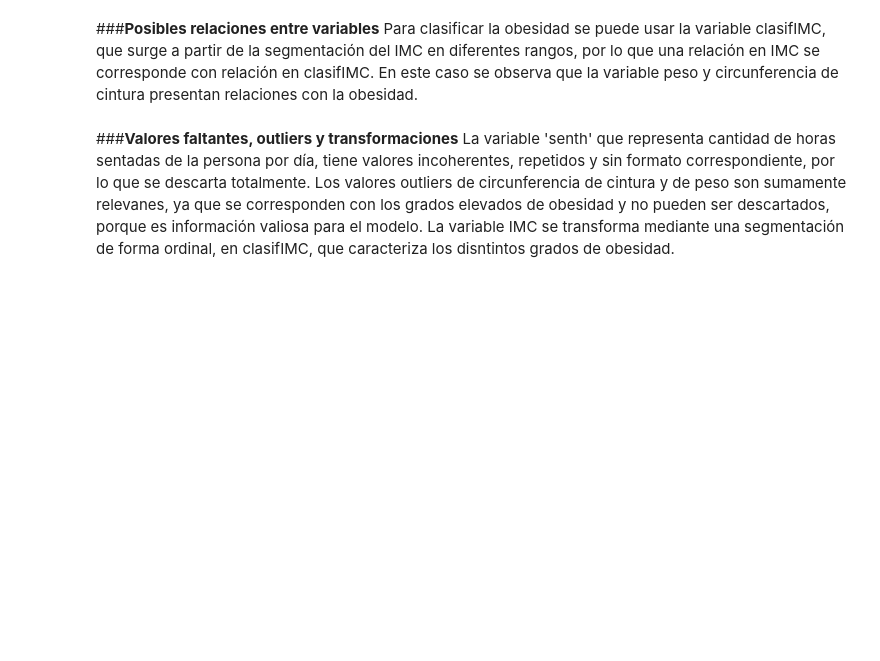
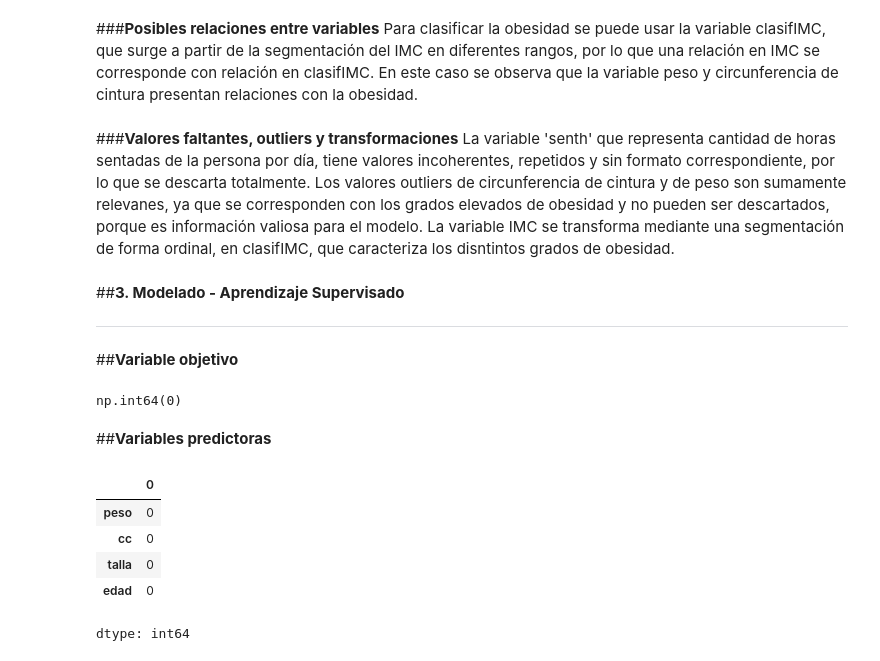
Before and after one commit to cabreonictor/Ciencia-de-Datos-y-Optimizacion-de-Modelos, a Jupyter notebook: notebook/Proyecto_Ciencia_de_Datos_y_Optimización_de_Modelos.ipynb, the cells around one changed output. Saved outputs shown, nothing was run; the diff lists cells and outputs as text; code cells hidden in the pictures; blank space fills up the shorter version.

```diff
--- a/notebook/Proyecto_Ciencia_de_Datos_y_Optimización_de_Modelos.ipynb
+++ b/notebook/Proyecto_Ciencia_de_Datos_y_Optimización_de_Modelos.ipynb
@@ -403,3 +403,7 @@ Para clasificar la obesidad se puede usar la variable clasifIMC, que surge a par
 La variable 'senth' que representa cantidad de horas sentadas de la persona por día, tiene valores incoherentes, repetidos y sin formato correspondiente, por lo que se descarta totalmente.
 Los valores outliers de circunferencia de cintura y de peso son sumamente relevanes, ya que se corresponden con los grados elevados de obesidad y no pueden ser descartados, porque es información valiosa para el modelo.
 La variable IMC se transforma mediante una segmentación de forma ordinal, en clasifIMC, que caracteriza los disntintos grados de obesidad.
+# %% [markdown]
+##**3. Modelado - Aprendizaje Supervisado**
+
+---
@@ -405,0 +414,19 @@ La variable IMC se transforma mediante una segmentación de forma ordinal, en cl
+# %% [markdown]
+##**Variable objetivo**
+# %%
+y = df['clasifIMC']
+y.isnull().sum()
+# %% [output]
+np.int64(0)
+# %% [markdown]
+##**Variables predictoras**
+# %%
+X = df[['peso', 'cc', 'talla', 'edad']]
+X.isnull().sum()
+# %% [output]
+|  | 0 |
+| peso | 0 |
+| cc | 0 |
+| talla | 0 |
+| edad | 0 |
+dtype: int64
```
Also changed, not shown: parts of 11 cells of this notebook.
